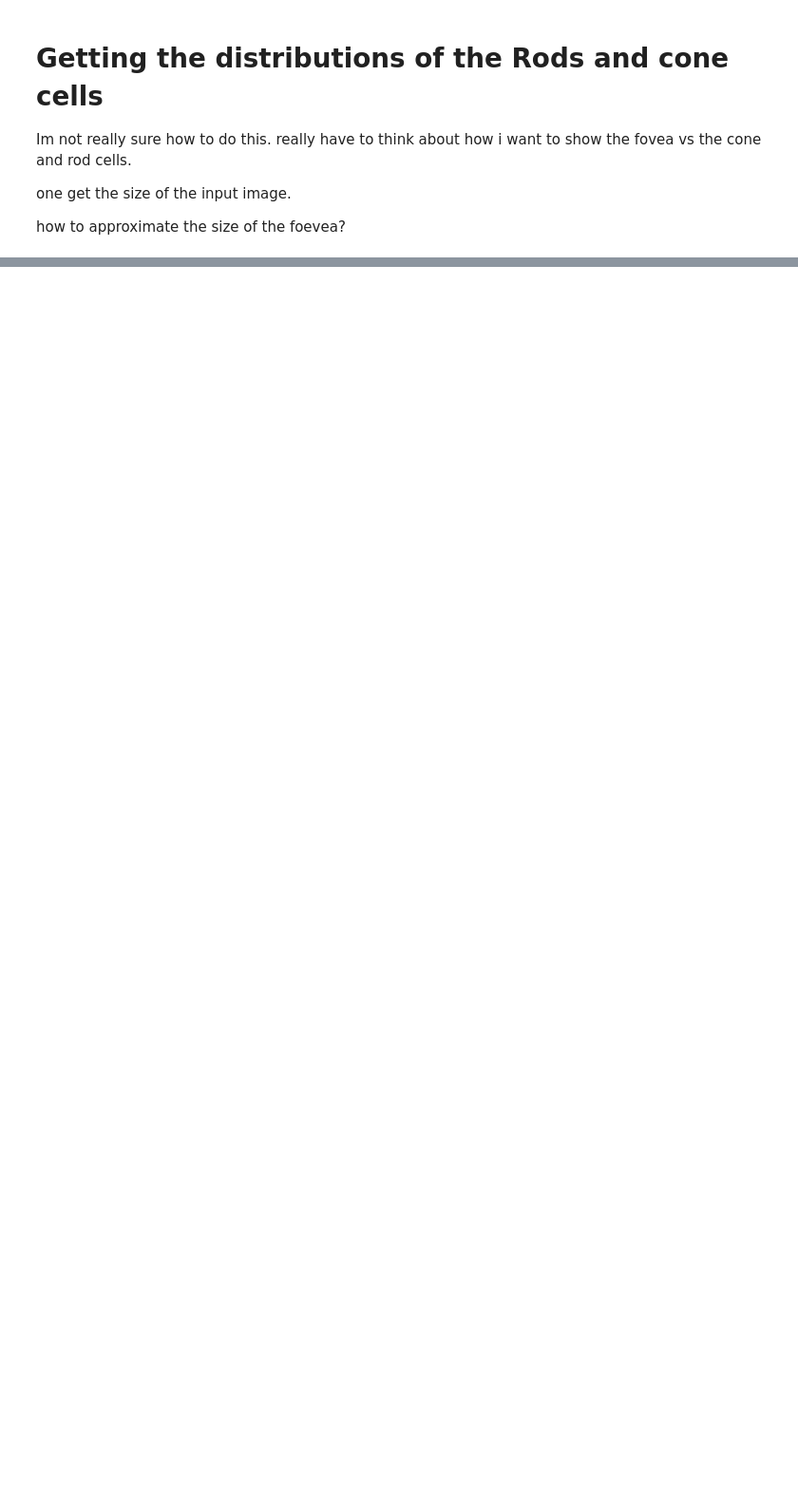
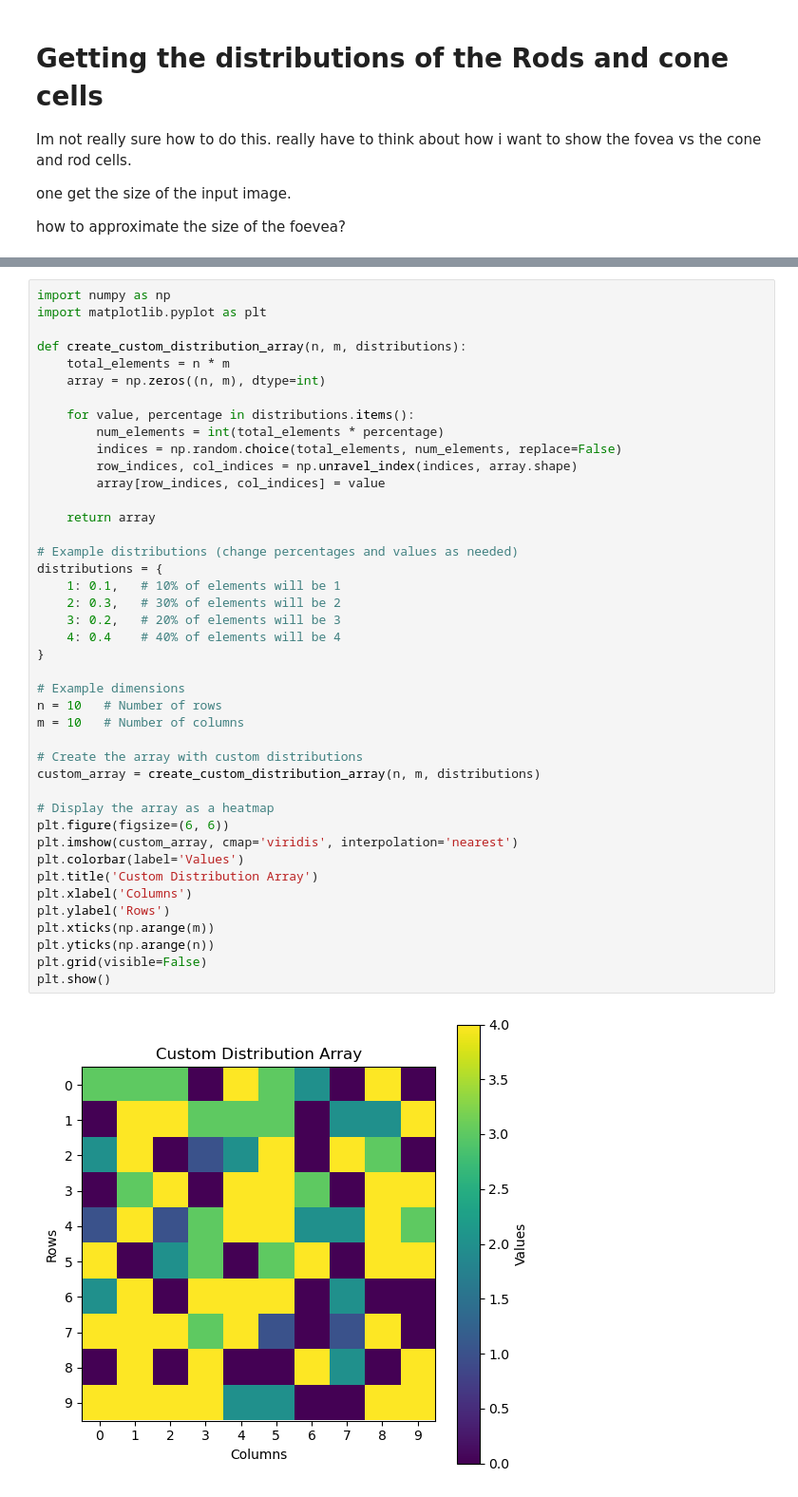
Before and after one commit to pre6/Creating_Retina_Using_CNN, a Jupyter notebook: 7. Get_Distribution_of_Rode_Cone_cells.ipynb, the cells around one changed output, grey strips where cells are left out. Shown at 95% size. Drawn from its saved outputs; the diff is of its cells as text; blank space fills up the shorter version.

Commit message:
distributions

```diff
--- a/7. Get_Distribution_of_Rode_Cone_cells.ipynb
+++ b/7. Get_Distribution_of_Rode_Cone_cells.ipynb
@@ -23,0 +240,44 @@ import matplotlib.image as mpimg
+# %%
+import numpy as np
+import matplotlib.pyplot as plt
+
+def create_custom_distribution_array(n, m, distributions):
+    total_elements = n * m
+    array = np.zeros((n, m), dtype=int)
+
+    for value, percentage in distributions.items():
+        num_elements = int(total_elements * percentage)
+        indices = np.random.choice(total_elements, num_elements, replace=False)
+        row_indices, col_indices = np.unravel_index(indices, array.shape)
+        array[row_indices, col_indices] = value
+
+    return array
+
+# Example distributions (change percentages and values as needed)
+distributions = {
+    1: 0.1,   # 10% of elements will be 1
+    2: 0.3,   # 30% of elements will be 2
+    3: 0.2,   # 20% of elements will be 3
+    4: 0.4    # 40% of elements will be 4
+}
+
+# Example dimensions
+n = 10   # Number of rows
+m = 10   # Number of columns
+
+# Create the array with custom distributions
+custom_array = create_custom_distribution_array(n, m, distributions)
+
+# Display the array as a heatmap
+plt.figure(figsize=(6, 6))
+plt.imshow(custom_array, cmap='viridis', interpolation='nearest')
+plt.colorbar(label='Values')
+plt.title('Custom Distribution Array')
+plt.xlabel('Columns')
+plt.ylabel('Rows')
+plt.xticks(np.arange(m))
+plt.yticks(np.arange(n))
+plt.grid(visible=False)
+plt.show()
+# %% [output]
+[figure, added]
```
Also changed, not shown: parts of 16 cells of this notebook, 2 other files.
